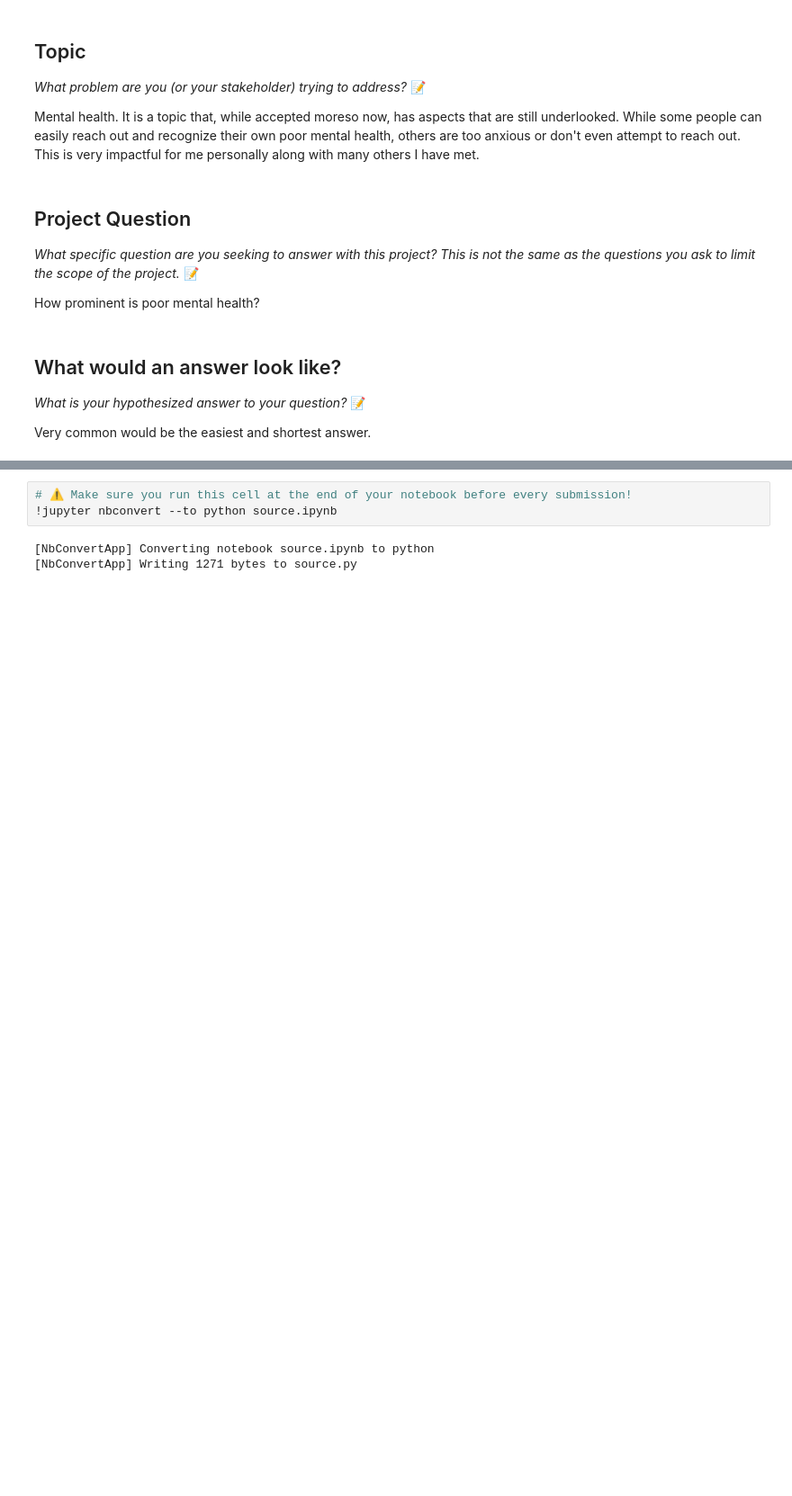
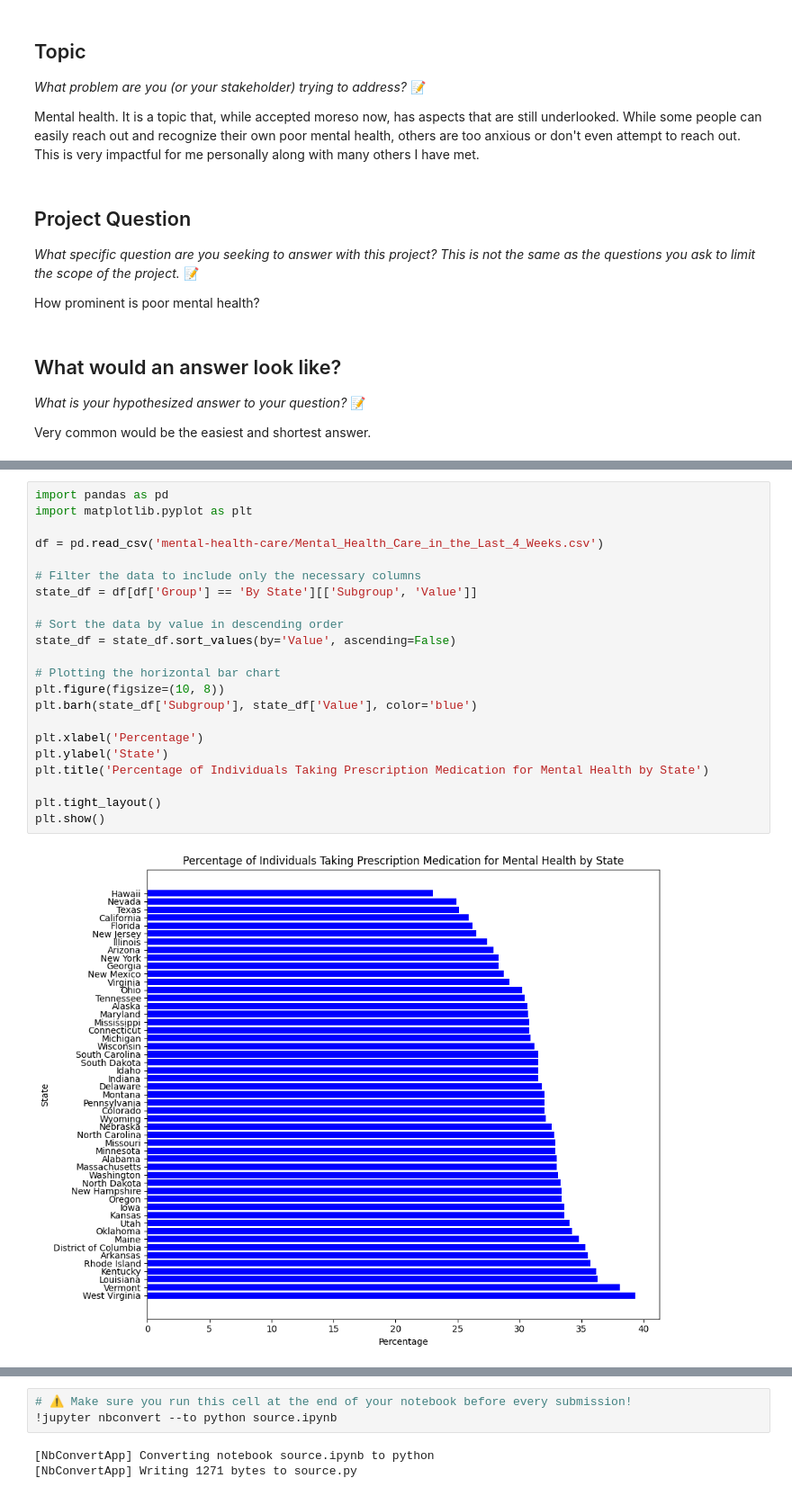
Before and after one commit to IT4063C-Fall23/final-project-elzamc, a Jupyter notebook: source.ipynb, the cells around one changed output, grey strips where cells are left out. Shown at 90% size. Saved outputs shown, nothing was run; the diff lists cells and outputs as text; blank space fills up the shorter version.

```diff
--- a/source.ipynb
+++ b/source.ipynb
@@ -46,0 +146,24 @@ My approach is simple. The Kaggle datasets provide huge insights on a global and
+# %%
+import pandas as pd
+import matplotlib.pyplot as plt
+
+df = pd.read_csv('mental-health-care/Mental_Health_Care_in_the_Last_4_Weeks.csv')
+
+# Filter the data to include only the necessary columns
+state_df = df[df['Group'] == 'By State'][['Subgroup', 'Value']]
+
+# Sort the data by value in descending order
+state_df = state_df.sort_values(by='Value', ascending=False)
+
+# Plotting the horizontal bar chart
+plt.figure(figsize=(10, 8))
+plt.barh(state_df['Subgroup'], state_df['Value'], color='blue')
+
+plt.xlabel('Percentage')
+plt.ylabel('State')
+plt.title('Percentage of Individuals Taking Prescription Medication for Mental Health by State')
+
+plt.tight_layout()
+plt.show()
+# %% [output]
+[figure, added]
```
Also changed, not shown: parts of 13 cells of this notebook, 6 other files.
